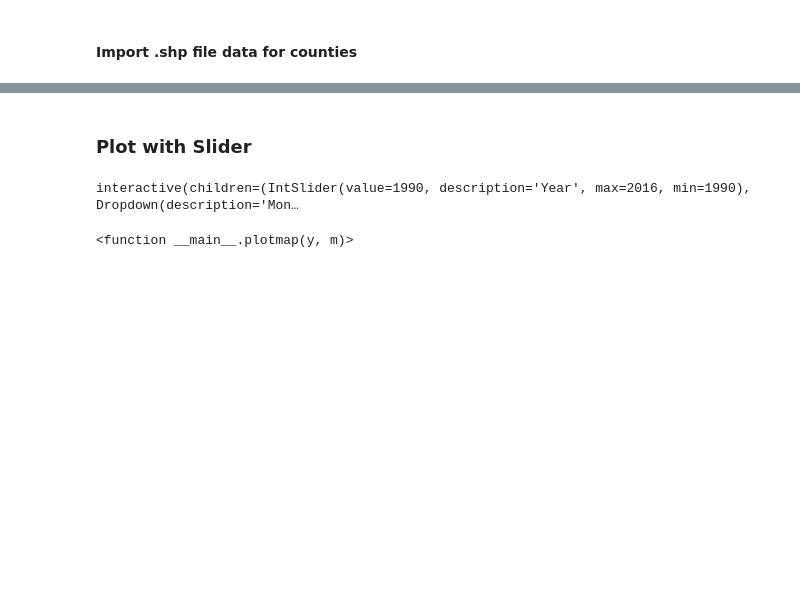
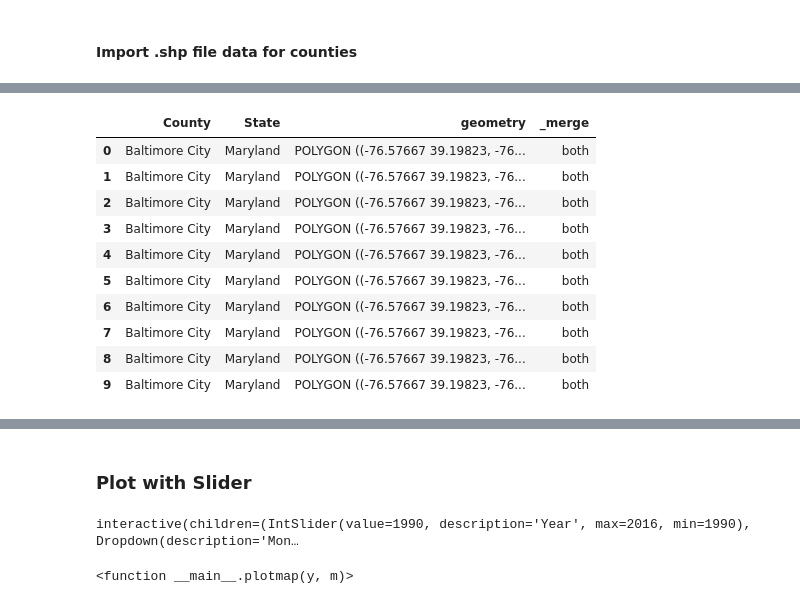
Before and after one commit to ArthDh/ECE-225, a Jupyter notebook: notebooks/Regression_testing.ipynb, the cells around one changed output, grey strips where cells are left out. Cells and saved outputs as stored; diff of their text form; code cells hidden in the pictures; blank space fills up the shorter version.

```diff
--- a/notebooks/Regression_testing.ipynb
+++ b/notebooks/Regression_testing.ipynb
@@ -120,0 +123,27 @@ IndexError: too many indices for array: array is 1-dimensional, but 2 were index
+# %%
+# Clean Data and Merge
+df['County'] = df.County.str.replace('County', '')
+# df.insert(5, "geometry", 0, True)
+#
+# for i in range(len(df.County)):
+#     dcounty = df.iloc[i].at['County']
+#     dstate = df.iloc[i].at['State']
+#     df.iloc[i].at['geometry'] = c_map.iloc[(c_map['County'] == dcounty) & (c_map['State'] == dstate)].at['geometry']
+
+df1 = df[['County', 'State']]
+df2 = c_map[['County','State','geometry']]
+m = pd.merge(df1, df2, indicator=True)
+geodata = geo.geodataframe.GeoDataFrame(m, geometry=m.geometry)
+m.head(10)
+# %% [output]
+|  | County | State | geometry | _merge |
+| 0 | Baltimore City | Maryland | POLYGON ((-76.57667 39.19823, -76... | both |
+| 1 | Baltimore City | Maryland | POLYGON ((-76.57667 39.19823, -76... | both |
+| 2 | Baltimore City | Maryland | POLYGON ((-76.57667 39.19823, -76... | both |
+| 3 | Baltimore City | Maryland | POLYGON ((-76.57667 39.19823, -76... | both |
+| 4 | Baltimore City | Maryland | POLYGON ((-76.57667 39.19823, -76... | both |
+| 5 | Baltimore City | Maryland | POLYGON ((-76.57667 39.19823, -76... | both |
+| 6 | Baltimore City | Maryland | POLYGON ((-76.57667 39.19823, -76... | both |
+| 7 | Baltimore City | Maryland | POLYGON ((-76.57667 39.19823, -76... | both |
+| 8 | Baltimore City | Maryland | POLYGON ((-76.57667 39.19823, -76... | both |
+| 9 | Baltimore City | Maryland | POLYGON ((-76.57667 39.19823, -76... | both |
```
Also changed, not shown: parts of 12 cells of this notebook.
